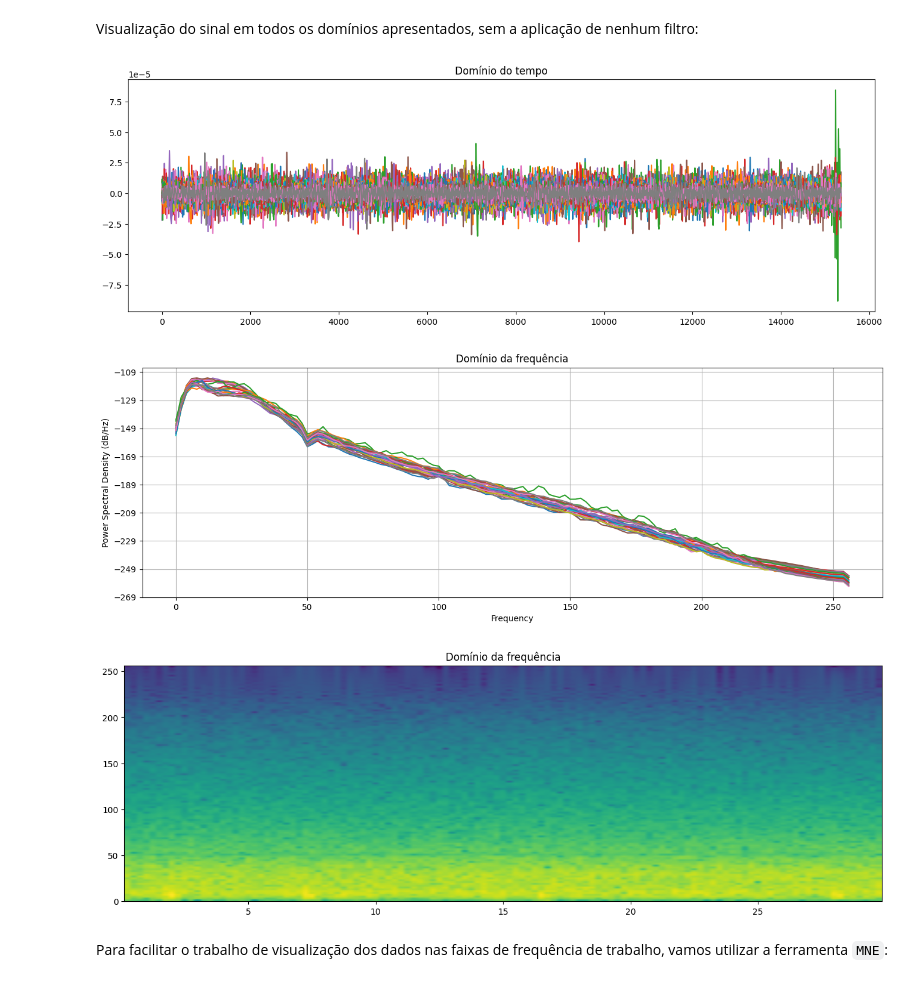
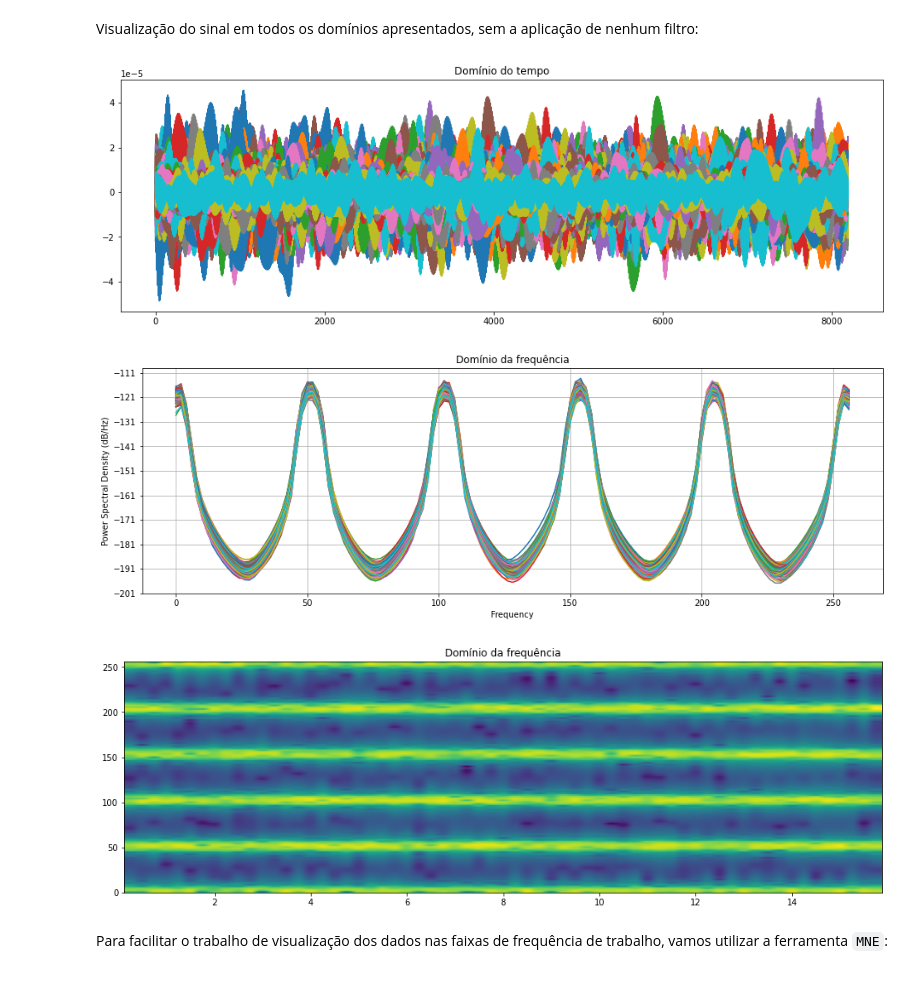
Before and after one commit to viniciuskuwakino/RP_SSVEP, a Jupyter notebook: ssvep/src/preprocessingMulti.ipynb, the cells around one changed output. Cells and saved outputs as stored; diff of their text form; code cells hidden in the pictures.

Commit message:
preparando o multi target

```diff
--- a/ssvep/src/preprocessingMulti.ipynb
+++ b/ssvep/src/preprocessingMulti.ipynb
@@ -80,11 +80,11 @@ NameError: name 'np' is not defined
 Visualização do sinal em todos os domínios apresentados, sem a aplicação de nenhum filtro:
 # %%
 rcParams['figure.figsize'] = [16., 5.]
-print_graphs(data_full)
+print_graphs(data_multi)
 # %% [output]
-[figure, old version]
+[figure, new version]
-[figure, old version]
+[figure, new version]
-[figure, old version]
+[figure, new version]
 # %% [markdown]
 Para facilitar o trabalho de visualização dos dados nas faixas de frequência de trabalho, vamos utilizar a ferramenta `MNE`:
 # %%
```
Also changed, not shown: parts of 11 cells of this notebook, 4 other files.
